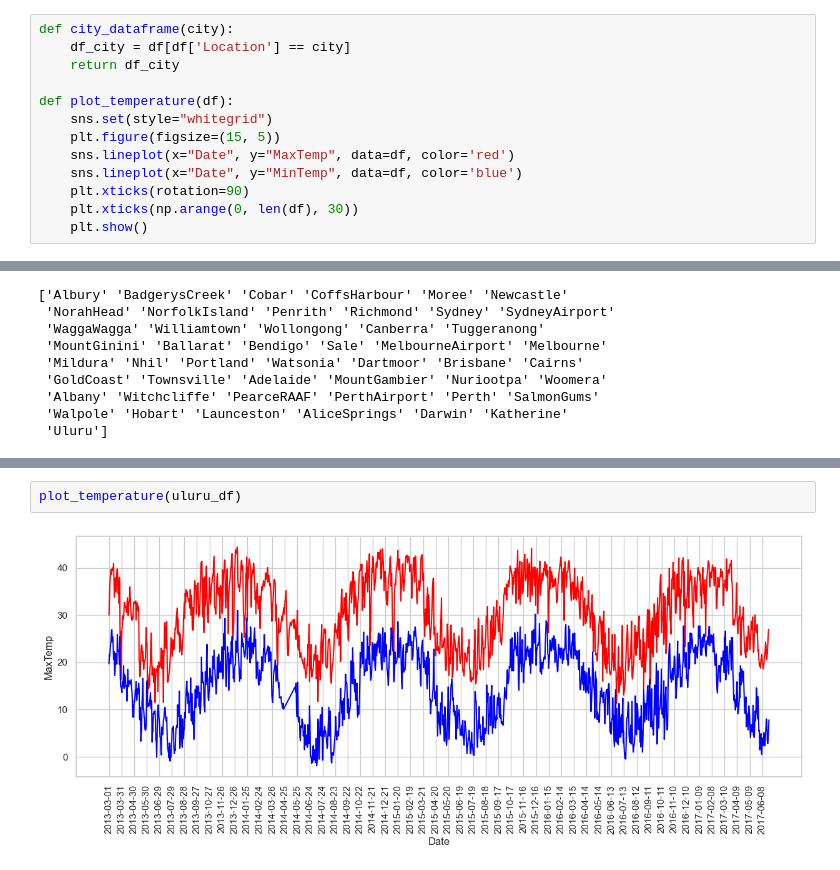
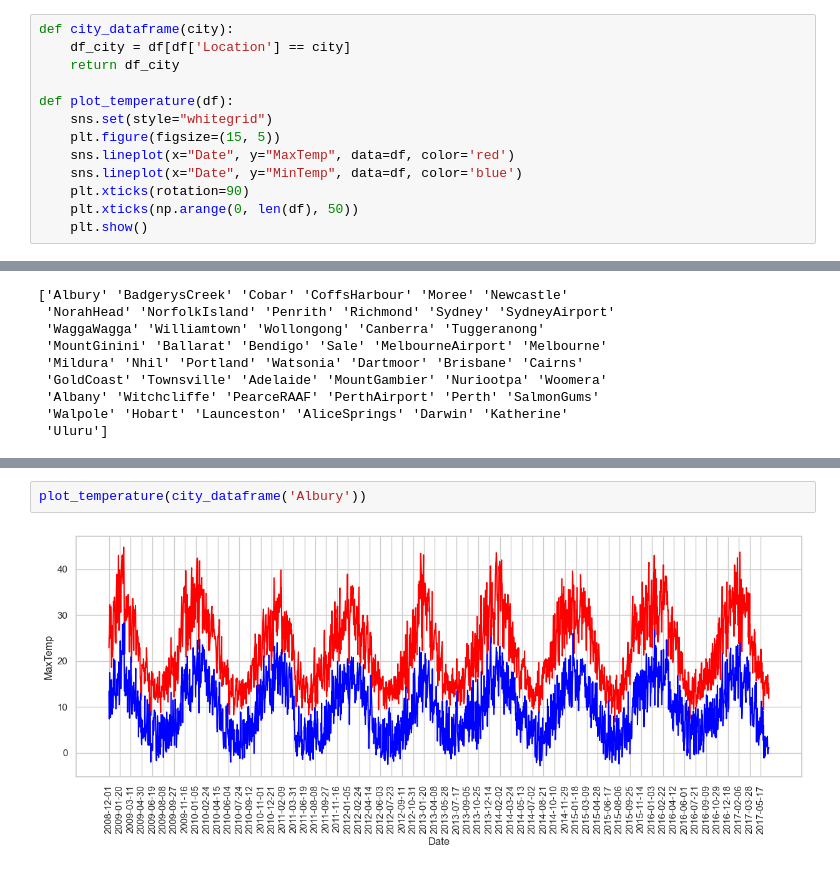
Before and after one commit to augustofarias2/tp_apat, a Jupyter notebook: practico.ipynb, the cells around one changed output, grey strips where cells are left out. Cells and saved outputs as stored; diff of their text form.

```diff
--- a/practico.ipynb
+++ b/practico.ipynb
@@ -33,7 +33,7 @@ def plot_temperature(df):
     sns.lineplot(x="Date", y="MaxTemp", data=df, color='red')
     sns.lineplot(x="Date", y="MinTemp", data=df, color='blue')
     plt.xticks(rotation=90)
-    plt.xticks(np.arange(0, len(df), 30))
+    plt.xticks(np.arange(0, len(df), 50))
     plt.show()
 # %%
 uluru_df = city_dataframe('Uluru')
@@ -156,4 +170,4 @@ plt.show()
-# %%
-plot_temperature(uluru_df)
-# %% [output]
-[figure, removed]
+# %%
+plot_temperature(city_dataframe('Albury'))
+# %% [output]
+[figure, added]
```
Also changed, not shown: parts of 3 cells of this notebook, 1 other file.
